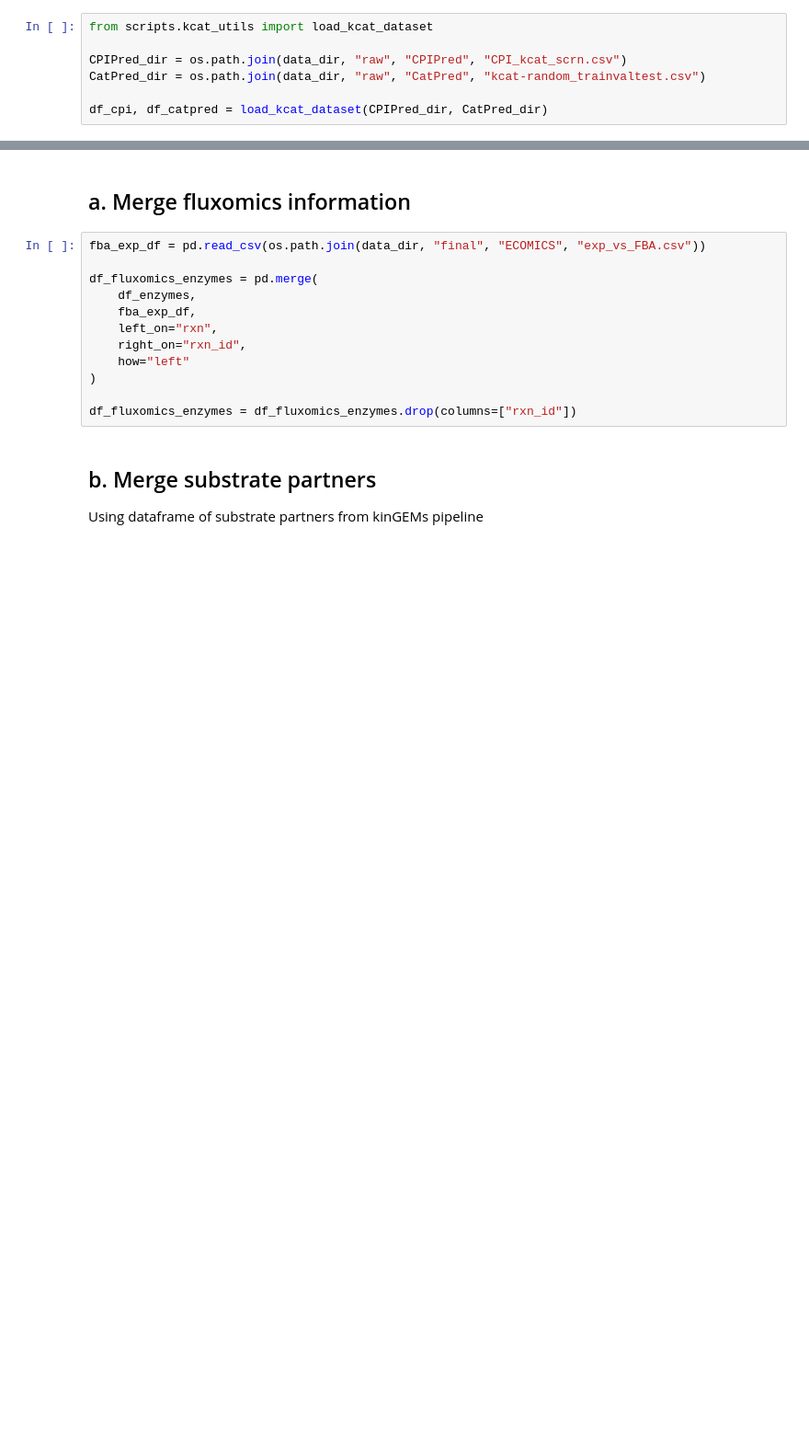
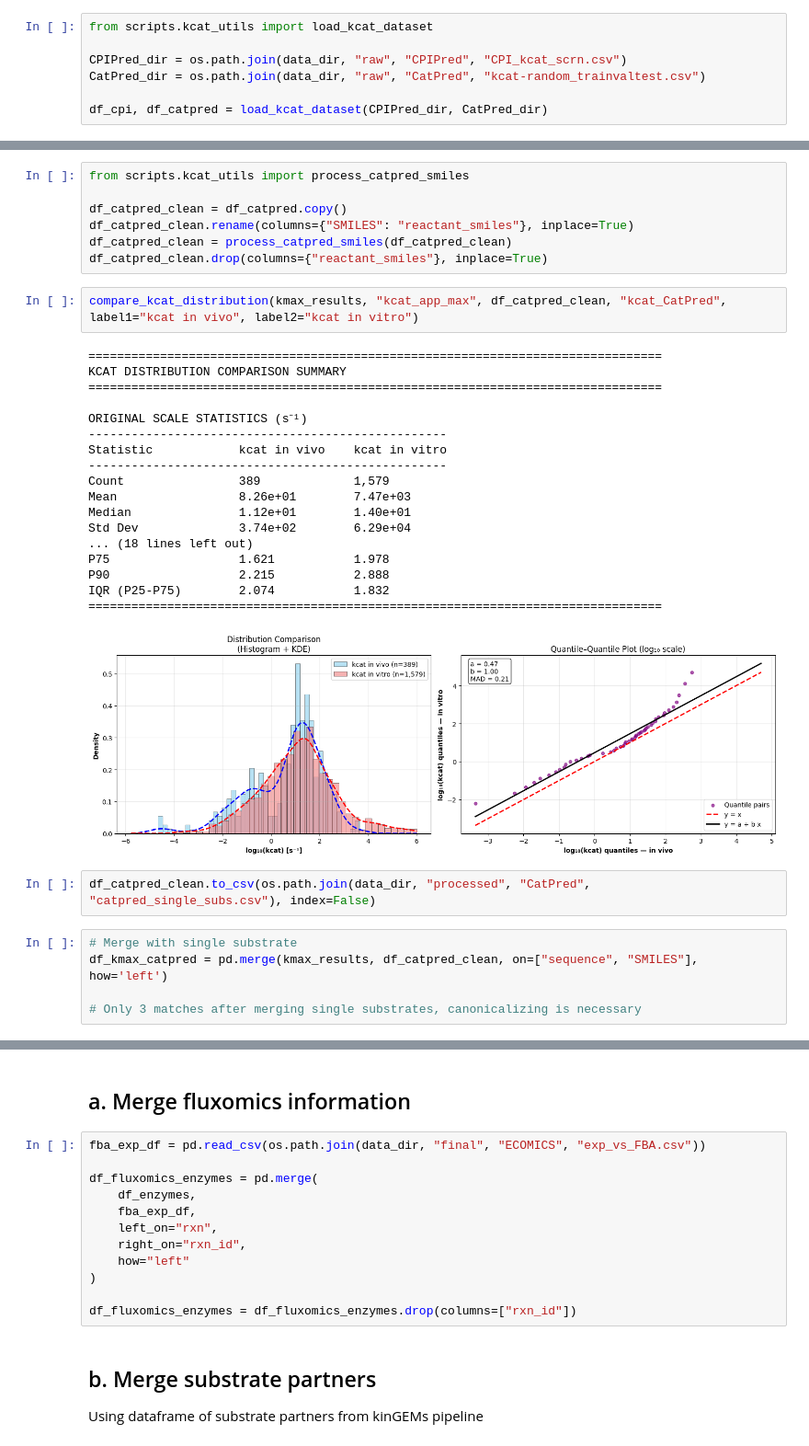
Before and after one commit to lyach/BactoCat, a Jupyter notebook: experiments/kapp_pipeline.ipynb, the cells around one changed output, grey strips where cells are left out. Shown at 92% size. Cells and saved outputs as stored; diff of their text form; blank space fills up the shorter version.

```diff
--- a/experiments/kapp_pipeline.ipynb
+++ b/experiments/kapp_pipeline.ipynb
@@ -261,0 +328,35 @@ IQR (P25-P75)        2.001           2.446
+# %%
+from scripts.kcat_utils import process_catpred_smiles
+
+df_catpred_clean = df_catpred.copy()
+df_catpred_clean.rename(columns={"SMILES": "reactant_smiles"}, inplace=True)
+df_catpred_clean = process_catpred_smiles(df_catpred_clean)
+df_catpred_clean.drop(columns={"reactant_smiles"}, inplace=True)
+# %%
+compare_kcat_distribution(kmax_results, "kcat_app_max", df_catpred_clean, "kcat_CatPred", label1="kcat in vivo", label2="kcat in vitro")
+# %% [output]
+================================================================================
+KCAT DISTRIBUTION COMPARISON SUMMARY
+================================================================================
+
+ORIGINAL SCALE STATISTICS (s⁻¹)
+--------------------------------------------------
+Statistic            kcat in vivo    kcat in vitro
+--------------------------------------------------
+Count                389             1,579
+Mean                 8.26e+01        7.47e+03
+Median               1.12e+01        1.40e+01
+Std Dev              3.74e+02        6.29e+04
+... (18 lines left out)
+P75                  1.621           1.978
+P90                  2.215           2.888
+IQR (P25-P75)        2.074           1.832
+================================================================================
+[figure, added]
+# %%
+df_catpred_clean.to_csv(os.path.join(data_dir, "processed", "CatPred", "catpred_single_subs.csv"), index=False)
+# %%
+# Merge with single substrate
+df_kmax_catpred = pd.merge(kmax_results, df_catpred_clean, on=["sequence", "SMILES"], how='left')
+
+# Only 3 matches after merging single substrates, canonicalizing is necessary
```
Also changed, not shown: parts of 42 cells of this notebook, 12 other files.
